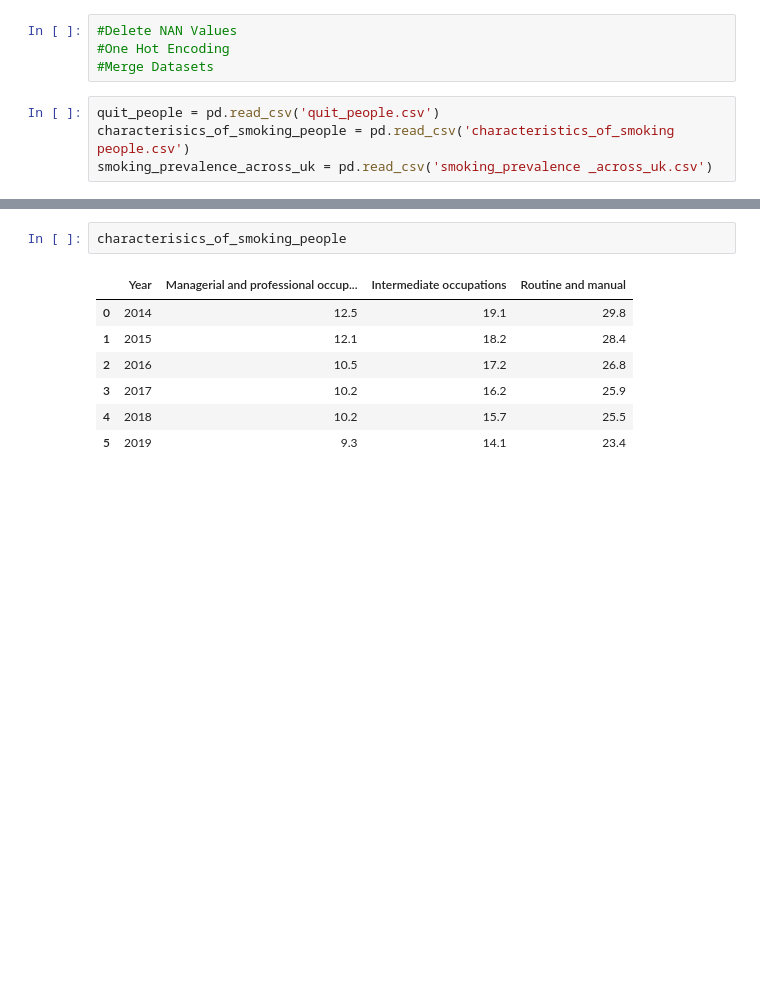
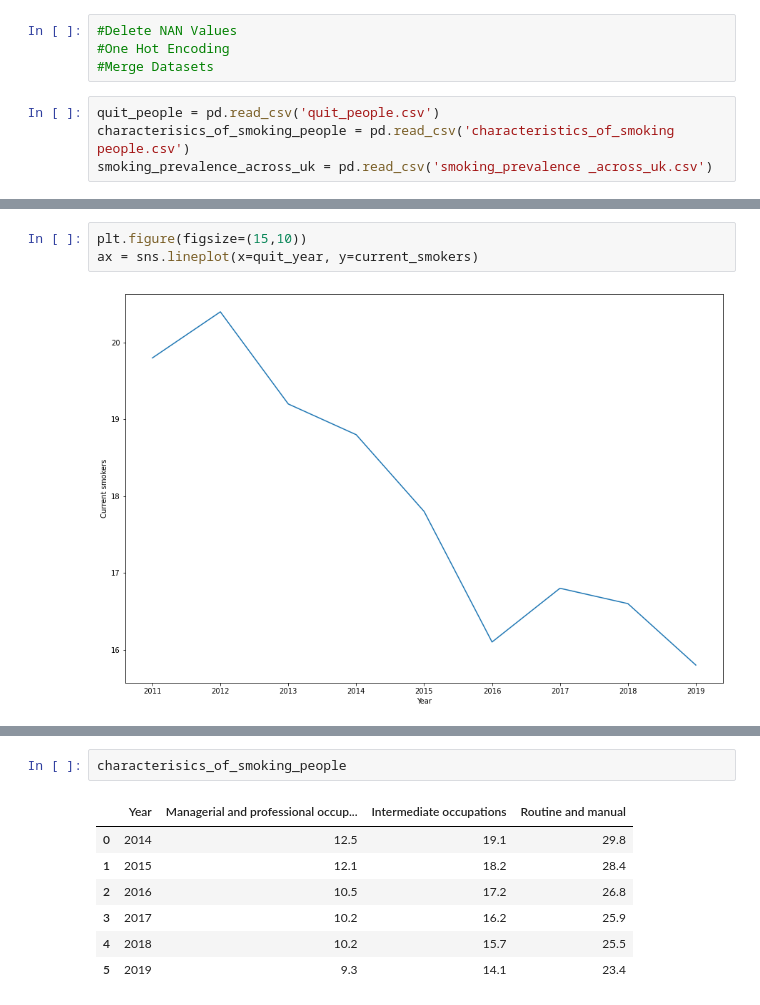
Before and after one commit to alptercan/data-analytics-project, a Jupyter notebook: Tobacco_Control.ipynb, the cells around one changed output, grey strips where cells are left out. Drawn from its saved outputs; the diff is of its cells as text; blank space fills up the shorter version.

```diff
--- a/Tobacco_Control.ipynb
+++ b/Tobacco_Control.ipynb
@@ -51,0 +70,5 @@ ax = sns.barplot(x="Year", y="Cigarette smokers who have quit", data=quit_people
+# %%
+plt.figure(figsize=(15,10))
+ax = sns.lineplot(x=quit_year, y=current_smokers)
+# %% [output]
+[figure, added]
```
Also changed, not shown: parts of 15 cells of this notebook, 1 other file.
